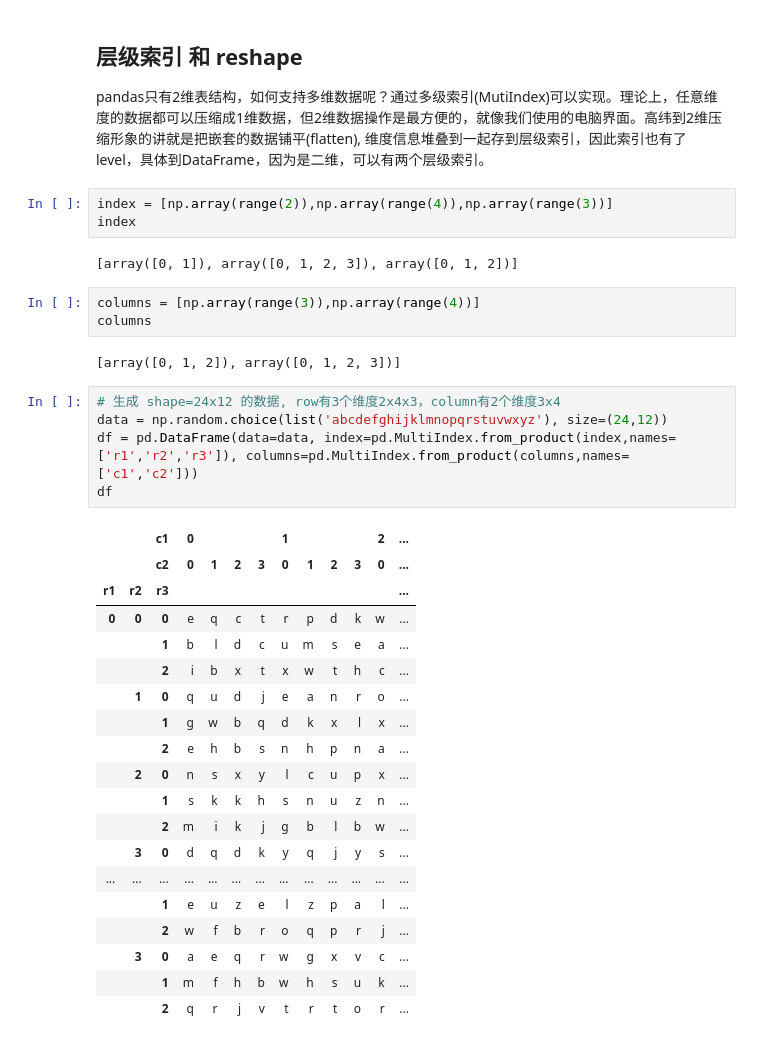
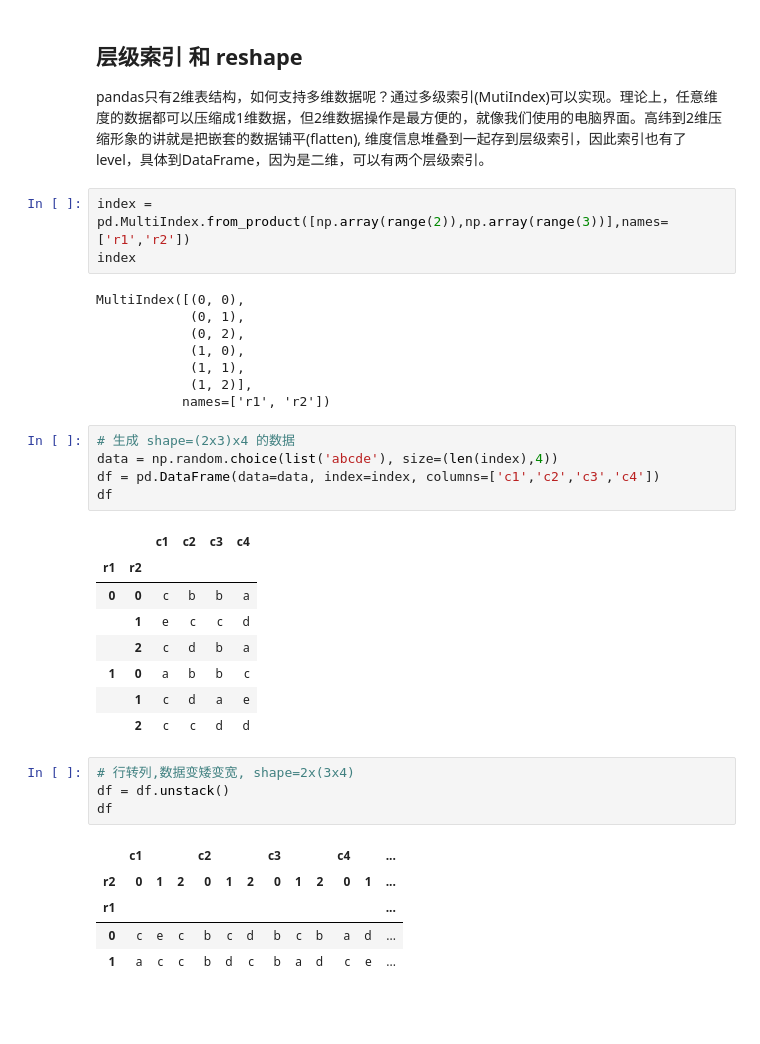
Before and after one commit to yanfenglee/pandas.ipynb, a Jupyter notebook: pandas.ipynb, the cells around one changed output. Saved outputs shown, nothing was run; the diff lists cells and outputs as text; blank space fills up the shorter version.

```diff
--- a/pandas.ipynb
+++ b/pandas.ipynb
@@ -330,37 +446,37 @@ df
 ## 层级索引 和 reshape
 pandas只有2维表结构，如何支持多维数据呢？通过多级索引(MutiIndex)可以实现。理论上，任意维度的数据都可以压缩成1维数据，但2维数据操作是最方便的，就像我们使用的电脑界面。高纬到2维压缩形象的讲就是把嵌套的数据铺平(flatten), 维度信息堆叠到一起存到层级索引，因此索引也有了level，具体到DataFrame，因为是二维，可以有两个层级索引。
 # %%
-index = [np.array(range(2)),np.array(range(4)),np.array(range(3))]
+index = pd.MultiIndex.from_product([np.array(range(2)),np.array(range(3))],names=['r1','r2'])
 index
 # %% [output]
-[array([0, 1]), array([0, 1, 2, 3]), array([0, 1, 2])]
+MultiIndex([(0, 0),
+            (0, 1),
+            (0, 2),
+            (1, 0),
+            (1, 1),
+            (1, 2)],
+           names=['r1', 'r2'])
-# %%
-columns = [np.array(range(3)),np.array(range(4))]
-columns
-# %% [output]
-[array([0, 1, 2]), array([0, 1, 2, 3])]
 # %%
-# 生成 shape=24x12 的数据, row有3个维度2x4x3，column有2个维度3x4
-data = np.random.choice(list('abcdefghijklmnopqrstuvwxyz'), size=(24,12))
-df = pd.DataFrame(data=data, index=pd.MultiIndex.from_product(index,names=['r1','r2','r3']), columns=pd.MultiIndex.from_product(columns,names=['c1','c2']))
+# 生成 shape=(2x3)x4 的数据
+data = np.random.choice(list('abcde'), size=(len(index),4))
+df = pd.DataFrame(data=data, index=index, columns=['c1','c2','c3','c4'])
 df
 # %% [output]
-|  |  | c1 | 0 |  |  |  | 1 |  |  |  | 2 | ... |
-|  |  | c2 | 0 | 1 | 2 | 3 | 0 | 1 | 2 | 3 | 0 | ... |
-| r1 | r2 | r3 |  |  |  |  |  |  |  |  |  | ... |
-| 0 | 0 | 0 | e | q | c | t | r | p | d | k | w | ... |
-|  |  | 1 | b | l | d | c | u | m | s | e | a | ... |
-|  |  | 2 | i | b | x | t | x | w | t | h | c | ... |
-|  | 1 | 0 | q | u | d | j | e | a | n | r | o | ... |
-|  |  | 1 | g | w | b | q | d | k | x | l | x | ... |
-|  |  | 2 | e | h | b | s | n | h | p | n | a | ... |
-|  | 2 | 0 | n | s | x | y | l | c | u | p | x | ... |
-|  |  | 1 | s | k | k | h | s | n | u | z | n | ... |
-|  |  | 2 | m | i | k | j | g | b | l | b | w | ... |
-|  | 3 | 0 | d | q | d | k | y | q | j | y | s | ... |
-| ... | ... | ... | ... | ... | ... | ... | ... | ... | ... | ... | ... | ... |
-|  |  | 1 | e | u | z | e | l | z | p | a | l | ... |
-|  |  | 2 | w | f | b | r | o | q | p | r | j | ... |
-|  | 3 | 0 | a | e | q | r | w | g | x | v | c | ... |
-|  |  | 1 | m | f | h | b | w | h | s | u | k | ... |
-|  |  | 2 | q | r | j | v | t | r | t | o | r | ... |
+|  |  | c1 | c2 | c3 | c4 |
+| r1 | r2 |  |  |  |  |
+| 0 | 0 | c | b | b | a |
+|  | 1 | e | c | c | d |
+|  | 2 | c | d | b | a |
+| 1 | 0 | a | b | b | c |
+|  | 1 | c | d | a | e |
+|  | 2 | c | c | d | d |
+# %%
+# 行转列,数据变矮变宽, shape=2x(3x4)
+df = df.unstack()
+df
+# %% [output]
+|  | c1 |  |  | c2 |  |  | c3 |  |  | c4 |  | ... |
+| r2 | 0 | 1 | 2 | 0 | 1 | 2 | 0 | 1 | 2 | 0 | 1 | ... |
+| r1 |  |  |  |  |  |  |  |  |  |  |  | ... |
+| 0 | c | e | c | b | c | d | b | c | b | a | d | ... |
+| 1 | a | c | c | b | d | c | b | a | d | c | e | ... |
```
Also changed, not shown: parts of 45 cells of this notebook.
